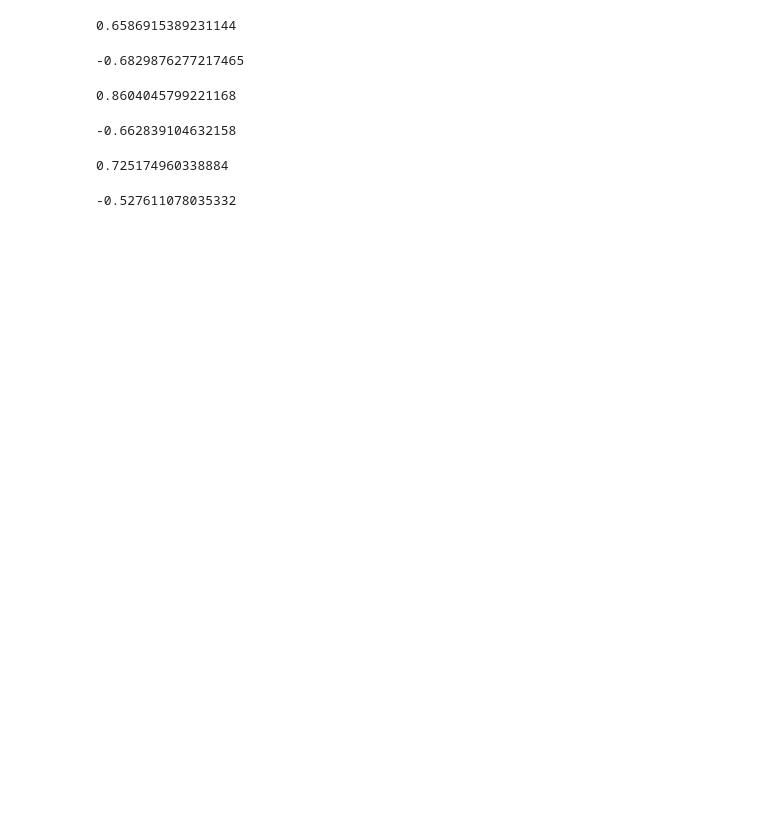
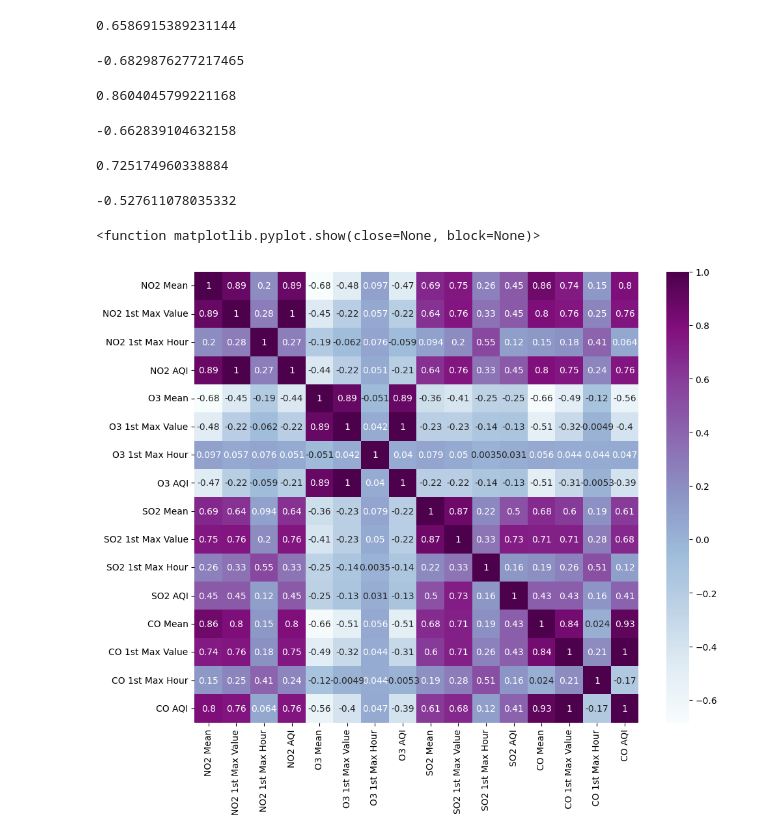
Before and after one commit to letizialanza01/Project_US_Pollution, a Jupyter notebook: Project_US_Pollution.ipynb, the cells around one changed output. Saved outputs shown, nothing was run; the diff lists cells and outputs as text; code cells hidden in the pictures; blank space fills up the shorter version.

```diff
--- a/Project_US_Pollution.ipynb
+++ b/Project_US_Pollution.ipynb
@@ -975,3 +1045,10 @@ pollution_phoenix_CO.corr(pollution_phoenix_SO2)
 pollution_phoenix_SO2.corr(pollution_phoenix_O3)
 # %% [output]
 -0.527611078035332
+# %%
+plt.figure(figsize=(11,9))
+sns.heatmap(pollution_phoenix_corr, annot=True, cmap="BuPu")
+plt.show
+# %% [output]
+<function matplotlib.pyplot.show(close=None, block=None)>
+[figure, added]
```
Also changed, not shown: parts of 7 cells of this notebook.
